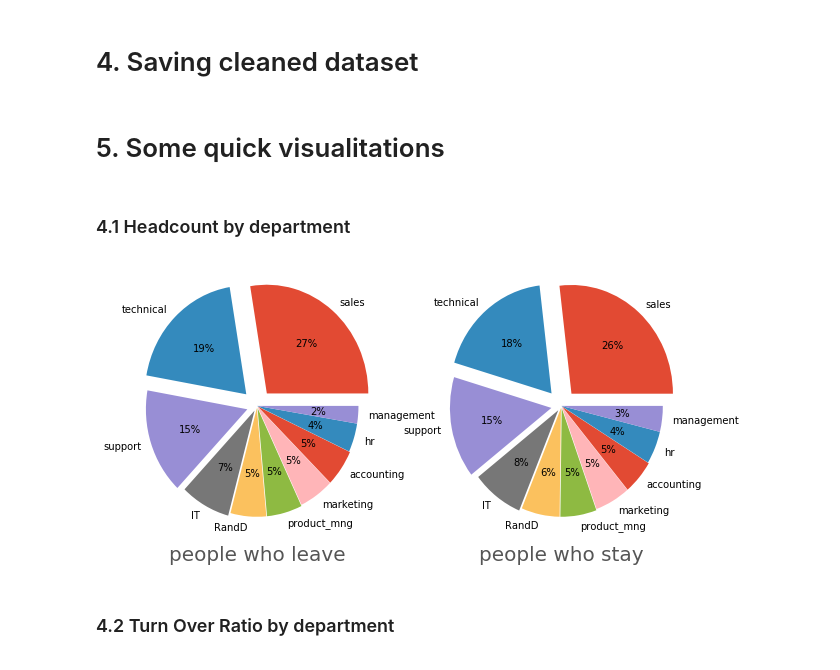
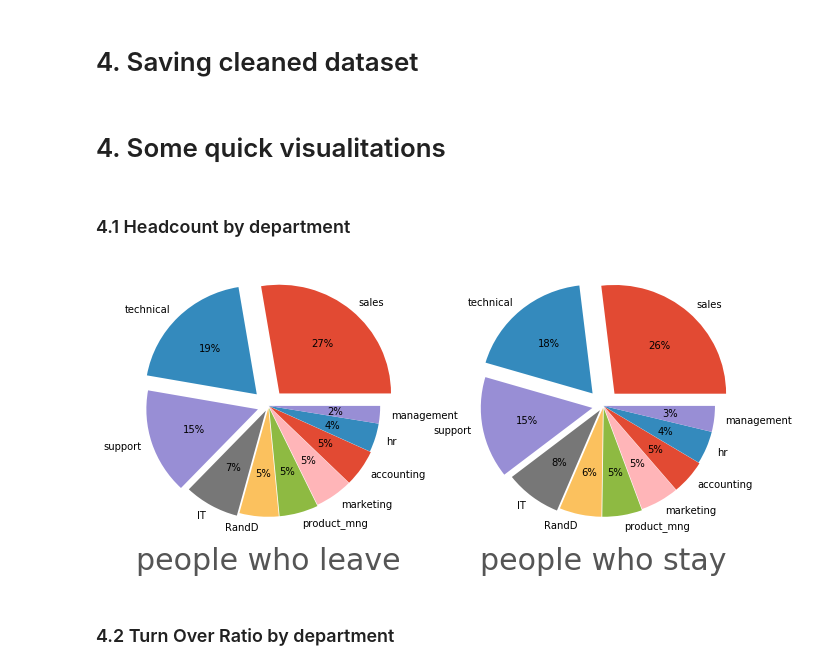
Before and after one commit to MariaGamero/TFM-ReasonsforEmployeeTurnover, a Jupyter notebook: Employee_retention.ipynb, the cells around one changed output. Cells and saved outputs as stored; diff of their text form; code cells hidden in the pictures.

```diff
--- a/Employee_retention.ipynb
+++ b/Employee_retention.ipynb
@@ -232,27 +232,27 @@ Graph 1 also shows _the Pearson's correlation coefficient among features_:
 # %%
 #df_cleaned=pd.read_csv('data/HR_data_cleaned.csv')
 # %% [markdown]
-# 5. Some quick visualitations
+# 4. Some quick visualitations
 # %% [markdown]
 ### 4.1 Headcount by department
 # %%
 x=hr_no_dupl.groupby('department')['left'].count().sort_values(ascending=False).index
 z1= people_who_leave.groupby('department')['left'].count().sort_values(ascending=False).values
 z2= people_who_stay.groupby('department')['left'].count().sort_values(ascending=False).values
 
 figure, axs = plt.subplots(ncols=2)
-figure.set_size_inches(10,5)
+figure.set_size_inches(11,5)
 explode=(0.15,0.15,0.1,0.05,0.02,0.02,0.01,0.01,0,0) #highlight the 4 main values
 
 axs[0].pie(z1,labels=x,autopct='%1d%%',explode=explode)
 axs[1].pie(z2,labels=x,autopct='%1d%%',explode=explode)
 
-axs[0].set_xlabel('people who leave',fontsize=20)
-axs[1].set_xlabel('people who stay',fontsize=20)
+axs[0].set_xlabel('people who leave',fontsize=30)
+axs[1].set_xlabel('people who stay',fontsize=30)
 
 plt.show()
 # %% [output]
-[figure, old version]
+[figure, new version]
 # %% [markdown]
 ### 4.2 Turn Over Ratio by department
 # %%
```
Also changed, not shown: parts of 9 cells of this notebook.
